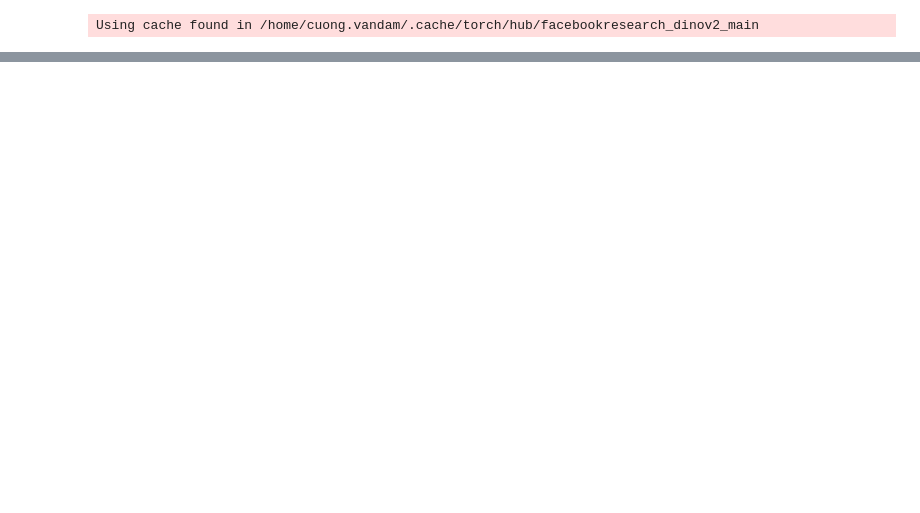
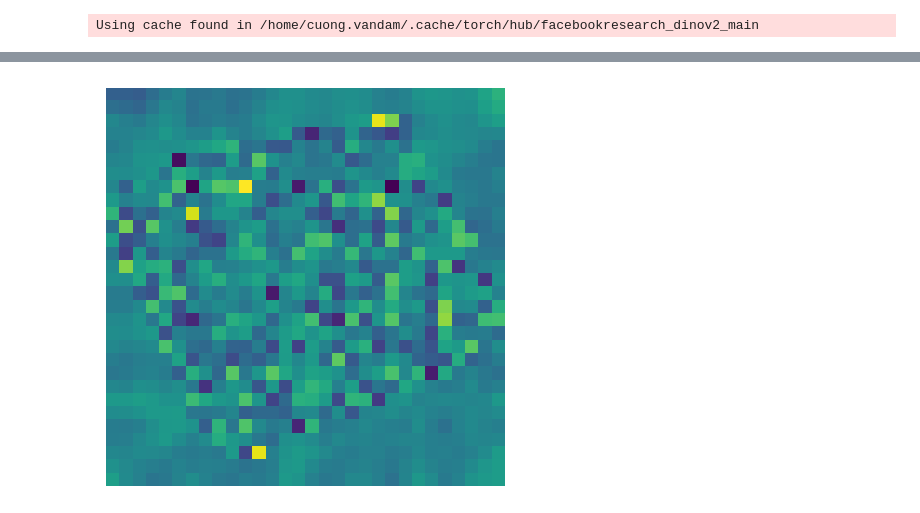
Before and after one commit to Kudo510/cnos, a Jupyter notebook: foundpose_check_code.ipynb, the cells around one changed output, grey strips where cells are left out. Cells and saved outputs as stored; diff of their text form; code cells hidden in the pictures; blank space fills up the shorter version.

```diff
--- a/foundpose_check_code.ipynb
+++ b/foundpose_check_code.ipynb
@@ -103,0 +112,13 @@ scaled_padded_crop_rgb.shape torch.Size([1, 3, 420, 420])
+# %%
+normalized_image = (gray_scale - np.min(gray_scale)) / (np.max(gray_scale) - np.min(gray_scale))
+# %%
+processed = [normalized_image]
+# %%
+fig = plt.figure(figsize=(30, 30))
+for i in range(len(processed)):
+    a = fig.add_subplot(5, 4, i+1)
+    imgplot = plt.imshow(processed[i])
+    a.axis("off")
+plt.savefig(str('feature_maps.jpg'), bbox_inches='tight')
+# %% [output]
+[figure, added]
```
Also changed, not shown: parts of 4 cells of this notebook, 2 other files.
